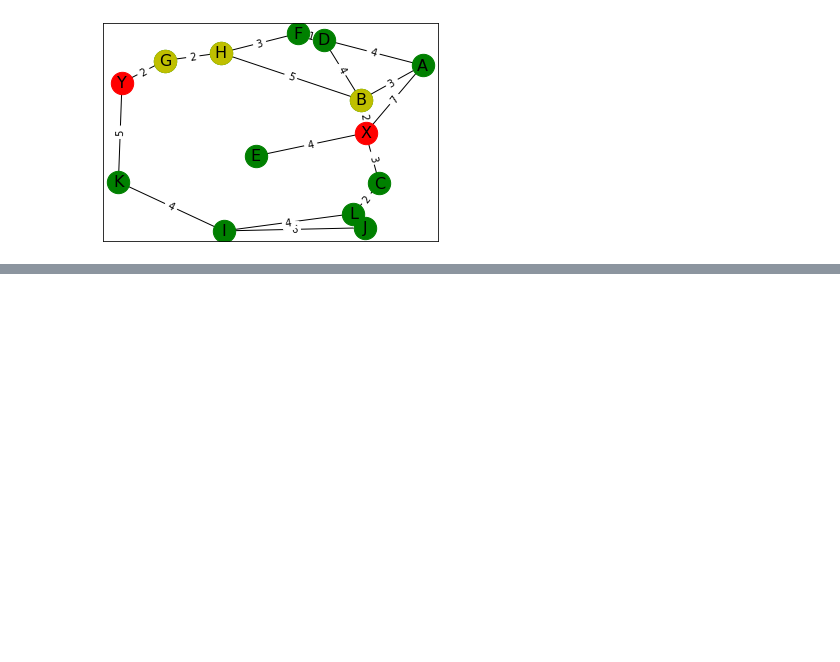
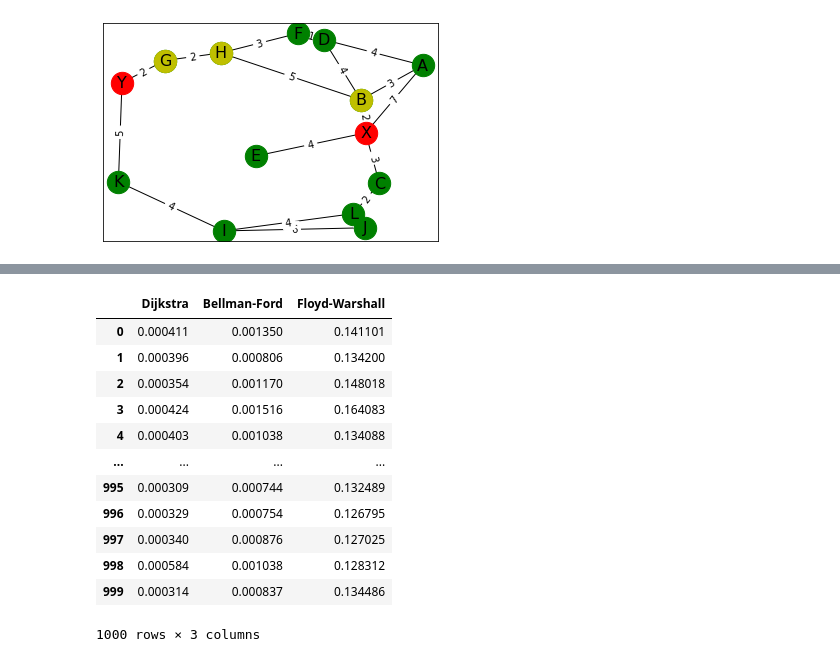
Before and after one commit to funkjo/shortest-path-networking, a Jupyter notebook: main.ipynb, the cells around one changed output, grey strips where cells are left out. Drawn from its saved outputs; the diff is of its cells as text; code cells hidden in the pictures; blank space fills up the shorter version.

```diff
--- a/main.ipynb
+++ b/main.ipynb
@@ -196,0 +214,32 @@ time_df
+# %%
+large_graphs = []
+
+for i in range(1000):
+    g = nx.gnm_random_graph(100,200)
+    for (u, v) in g.edges():
+        g.edges[u,v]['weight'] = random.randint(0,10)
+    large_graphs.append(g)
+
+large_data = []
+for graph in large_graphs:
+    time_d = calc_dijkstra(graph)
+    time_bf = calc_bellman_ford(graph)
+    time_fw = calc_floyd_warshall(graph)
+    large_data.append([time_d, time_bf, time_fw])
+
+large_time_df = pd.DataFrame(large_data, columns=['Dijkstra', 'Bellman-Ford', 'Floyd-Warshall'])
+large_time_df
+# %% [output]
+|  | Dijkstra | Bellman-Ford | Floyd-Warshall |
+| 0 | 0.000411 | 0.001350 | 0.141101 |
+| 1 | 0.000396 | 0.000806 | 0.134200 |
+| 2 | 0.000354 | 0.001170 | 0.148018 |
+| 3 | 0.000424 | 0.001516 | 0.164083 |
+| 4 | 0.000403 | 0.001038 | 0.134088 |
+| ... | ... | ... | ... |
+| 995 | 0.000309 | 0.000744 | 0.132489 |
+| 996 | 0.000329 | 0.000754 | 0.126795 |
+| 997 | 0.000340 | 0.000876 | 0.127025 |
+| 998 | 0.000584 | 0.001038 | 0.128312 |
+| 999 | 0.000314 | 0.000837 | 0.134486 |
+1000 rows × 3 columns
```
Also changed, not shown: parts of 5 cells of this notebook.
